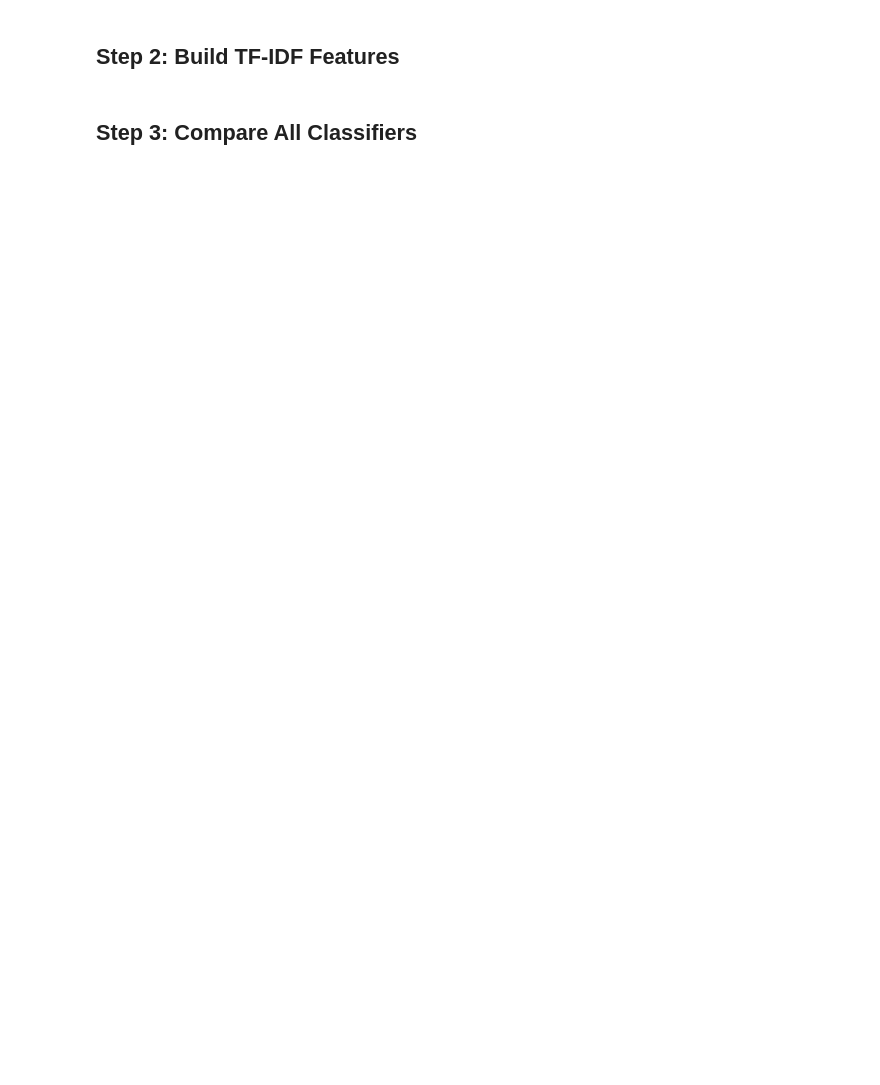
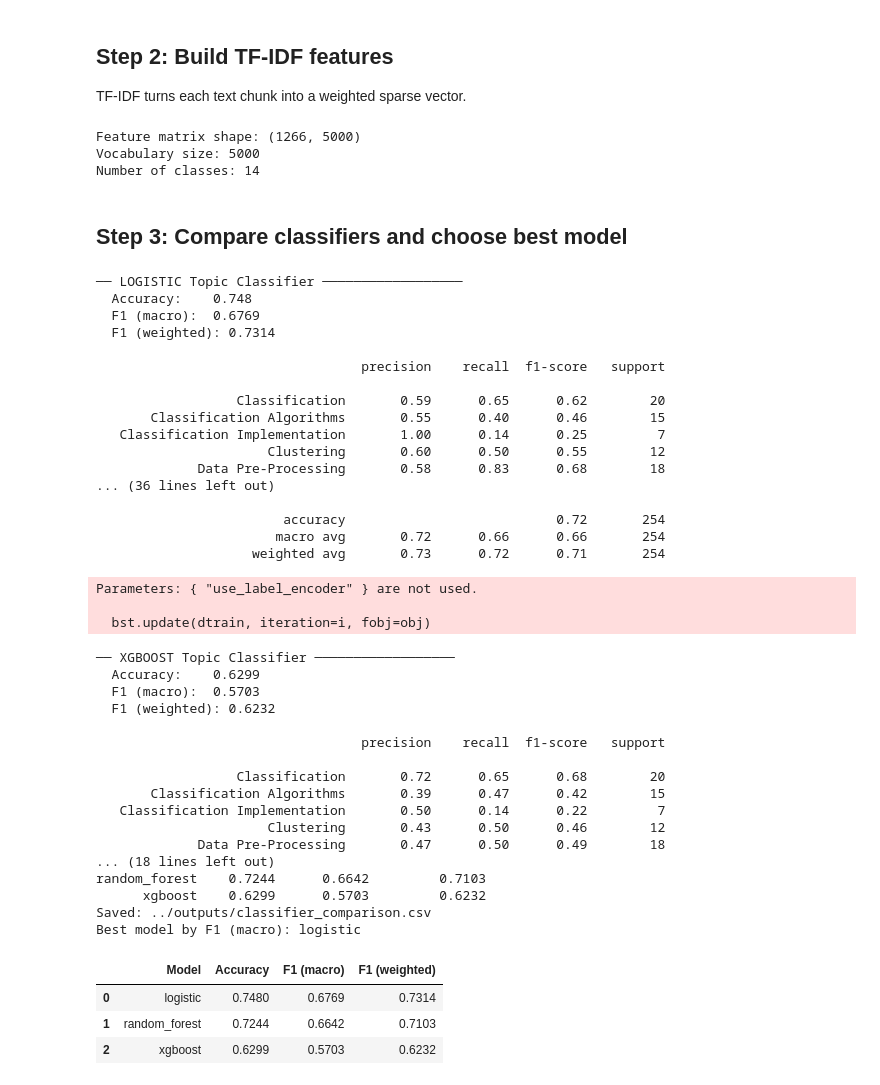
Before and after one commit to Uni-coder-harsh/FarrahAI, a Jupyter notebook: notebooks/02_topic_classification.ipynb, the cells around one changed output. Cells and saved outputs as stored; diff of their text form; code cells hidden in the pictures; blank space fills up the shorter version.

```diff
--- a/notebooks/02_topic_classification.ipynb
+++ b/notebooks/02_topic_classification.ipynb
@@ -75,10 +110,19 @@ print(df['topic'].value_counts())
 # %% [markdown]
-## Step 2: Build TF-IDF Features
+## Step 2: Build TF-IDF features
+
+TF-IDF turns each text chunk into a weighted sparse vector.
 # %%
-vectorizer, X = build_tfidf_features(df['text'].tolist(), max_features=3000)
+MAX_FEATURES = 5000
+
+vectorizer, X = build_tfidf_features(df['text'].tolist(), max_features=MAX_FEATURES)
 y = df['topic'].tolist()
 
-print(f'Feature matrix: {X.shape}')
-print(f'Labels: {len(set(y))} classes')
+print(f'Feature matrix shape: {X.shape}')
+print(f'Vocabulary size: {len(vectorizer.vocabulary_)}')
+print(f'Number of classes: {len(set(y))}')
+# %% [output]
+Feature matrix shape: (1266, 5000)
+Vocabulary size: 5000
+Number of classes: 14
 # %% [markdown]
-## Step 3: Compare All Classifiers
+## Step 3: Compare classifiers and choose best model
@@ -89 +129,57 @@ print('\nSaved to outputs/classifier_comparison.csv ✓')
+# %%
+comparison_df = compare_classifiers(X, y)
+
+if comparison_df.empty:
+    raise RuntimeError('No classifier could be trained. Check package dependencies.')
+
+comparison_df = comparison_df.sort_values('F1 (macro)', ascending=False).reset_index(drop=True)
+best_model_type = comparison_df.loc[0, 'Model']
+
+comparison_df.to_csv('../outputs/classifier_comparison.csv', index=False)
+print('Saved: ../outputs/classifier_comparison.csv')
+print(f'Best model by F1 (macro): {best_model_type}')
+
+display(comparison_df)
+# %% [output]
+── LOGISTIC Topic Classifier ──────────────────
+  Accuracy:    0.748
+  F1 (macro):  0.6769
+  F1 (weighted): 0.7314
+
+                                  precision    recall  f1-score   support
+
+                  Classification       0.59      0.65      0.62        20
+       Classification Algorithms       0.55      0.40      0.46        15
+   Classification Implementation       1.00      0.14      0.25         7
+                      Clustering       0.60      0.50      0.55        12
+             Data Pre-Processing       0.58      0.83      0.68        18
+... (36 lines left out)
+
+                        accuracy                           0.72       254
+                       macro avg       0.72      0.66      0.66       254
+                    weighted avg       0.73      0.72      0.71       254
+Parameters: { "use_label_encoder" } are not used.
+
+  bst.update(dtrain, iteration=i, fobj=obj)
+── XGBOOST Topic Classifier ──────────────────
+  Accuracy:    0.6299
+  F1 (macro):  0.5703
+  F1 (weighted): 0.6232
+
+                                  precision    recall  f1-score   support
+
+                  Classification       0.72      0.65      0.68        20
+       Classification Algorithms       0.39      0.47      0.42        15
+   Classification Implementation       0.50      0.14      0.22         7
+                      Clustering       0.43      0.50      0.46        12
+             Data Pre-Processing       0.47      0.50      0.49        18
+... (18 lines left out)
+random_forest    0.7244      0.6642         0.7103
+      xgboost    0.6299      0.5703         0.6232
+Saved: ../outputs/classifier_comparison.csv
+Best model by F1 (macro): logistic
+|  | Model | Accuracy | F1 (macro) | F1 (weighted) |
+| 0 | logistic | 0.7480 | 0.6769 | 0.7314 |
+| 1 | random_forest | 0.7244 | 0.6642 | 0.7103 |
+| 2 | xgboost | 0.6299 | 0.5703 | 0.6232 |
 # %% [markdown]
```
Also changed, not shown: parts of 15 cells of this notebook.
